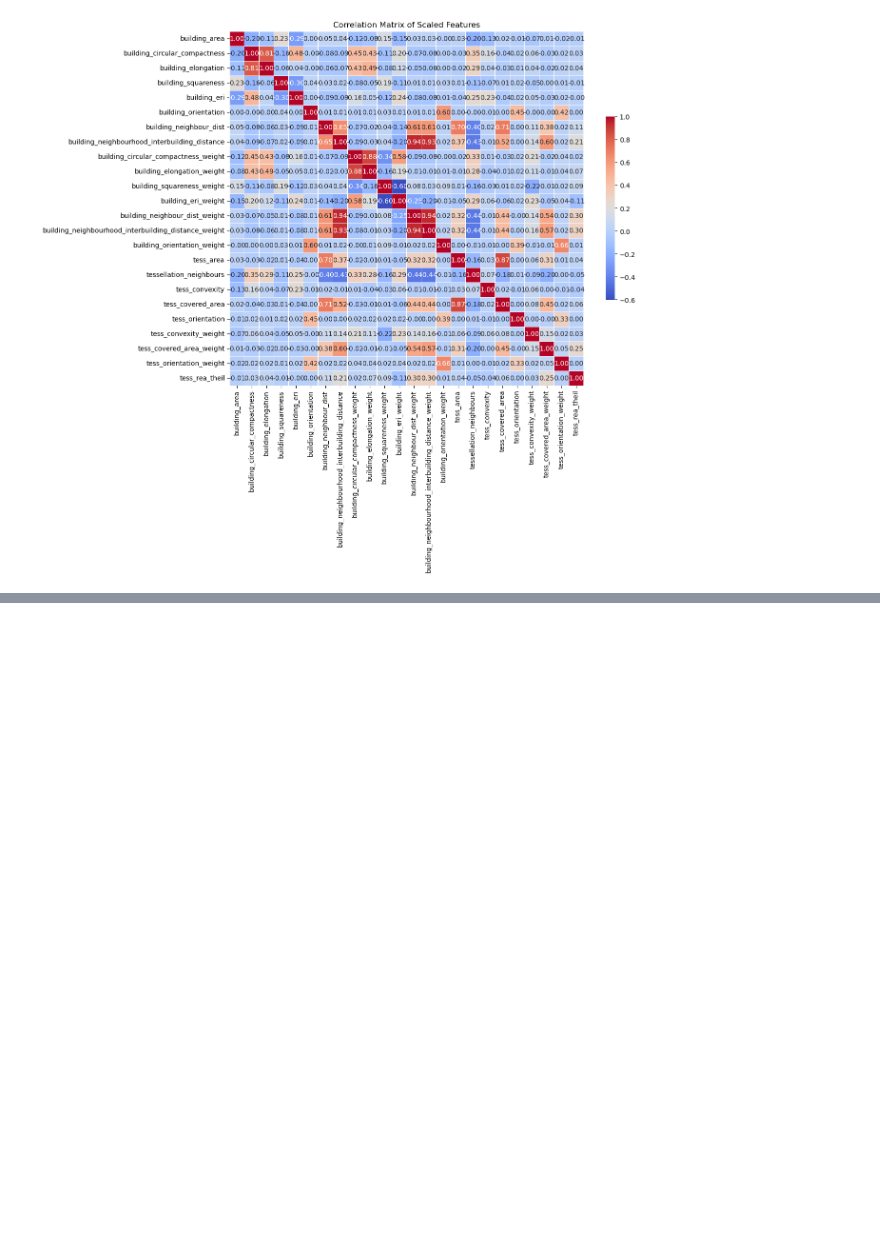
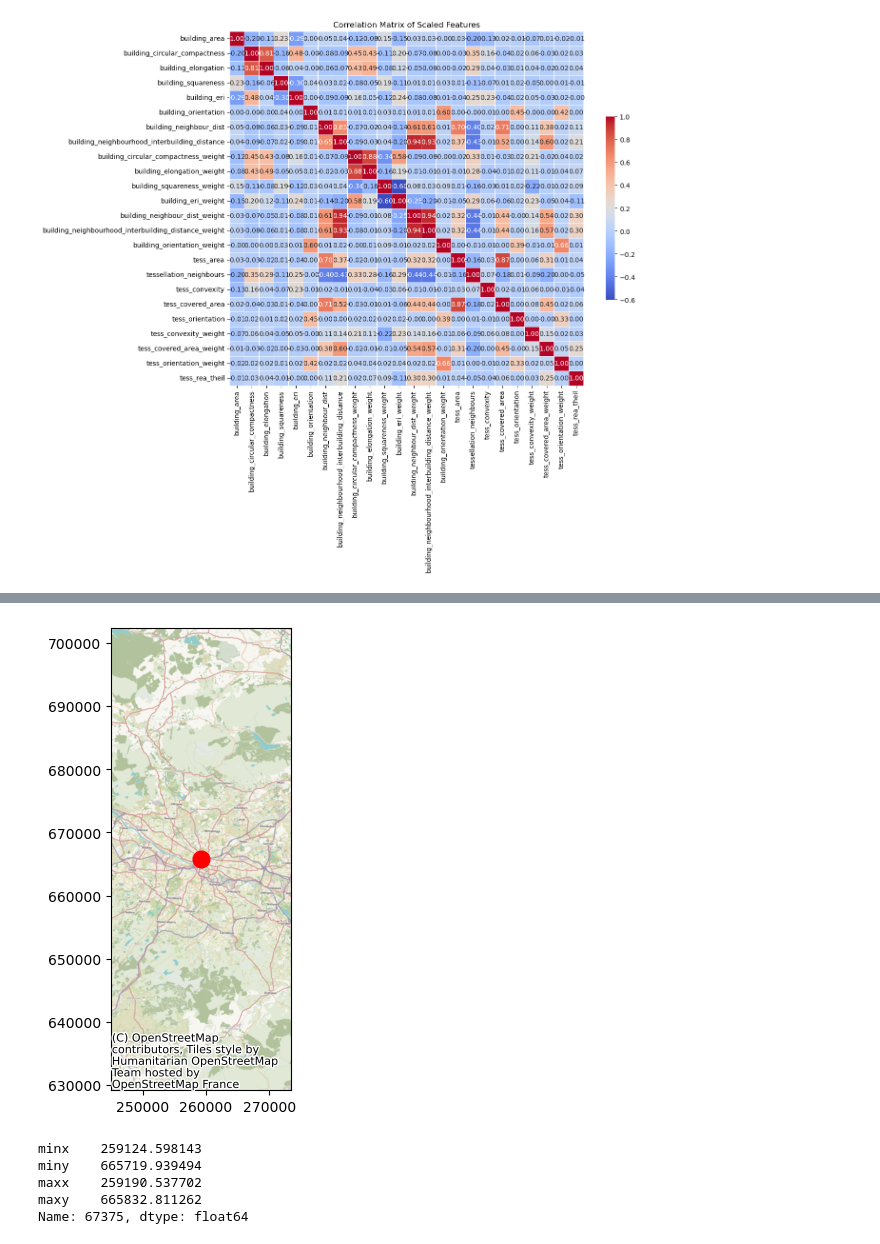
Before and after one commit to virgilxw/Morphology_model_v1, a Jupyter notebook: 4_aggregation.ipynb, the cells around one changed output, grey strips where cells are left out. Drawn from its saved outputs; the diff is of its cells as text; code cells hidden in the pictures; blank space fills up the shorter version.

```diff
--- a/4_aggregation.ipynb
+++ b/4_aggregation.ipynb
@@ -32,8 +35,9 @@ buildings_merged_centroids["geometry"] = buildings_merged_centroids['geometry'].
 # Your latitude and longitude tuple (latitude, longitude)
 
 # Transform the coordinates
-x_centre, y_centre = transform(4326, local_crs, latlng[1], latlng[0])
-centre_point = Point(x_centre, y_centre)
+centre_point_4326 = Point(lng, lat)
+x_centre, y_centre = transform(4326, local_crs, lat, lng)
+centre_point_local_crs = Point(x_centre, y_centre)
 # %% [markdown]
 ## Linear Regression
 # %%
@@ -226,0 +227,62 @@ plt.show()
+# %%
+bounds = height_cells[centre_point_local_crs.within(height_cells["geometry"])].bounds.iloc[0]
+average_side_len = ((bounds.maxx - bounds.minx) + (bounds.maxy - bounds.miny))/2
+# %%
+height_cells["grid_loc_x"]=None
+height_cells["grid_loc_y"]=None
+# %%
+mask = centre_point_local_crs.within(height_cells["geometry"])
+height_cells.loc[mask, "grid_loc_x"] = 0
+height_cells.loc[mask, "grid_loc_y"] = 0
+# %%
+x_search = True
+y_search = True
+y_val = 0
+x_val = 0
+
+x_lng = centre_point_local_crs.x
+y_lat = centre_point_local_crs.y
+
+
+while y_search == True:
+    y_val = y_val - 1
+    y_lat = y_lat + average_side_len
+    point = Point(x_lng, y_lat)
+
+
+    if len(height_cells[centre_point_local_crs.within(height_cells["geometry"])]) == 1:
+        height_cells.loc[mask, "grid_loc_x"] = x_val
+        height_cells.loc[mask, "grid_loc_y"] = y_val
+
+        x_val = 0
+        while x__search == True:
+            x_val = x_val - 1
+            x_lng = x_lng - average_side_len
+            point = Point(x_lng, y_lat)
+
+
+            if len(height_cells[centre_point_local_crs.within(height_cells["geometry"])]) == 1:
+                height_cells.loc[mask, "grid_loc_x"] = x_val
+                height_cells.loc[mask, "grid_loc_y"] = y_val
+
+
+            elif len(height_cells[centre_point_local_crs.within(height_cells["geometry"])]) > 1:
+                raise Exception("Multiple cells found")
+            else:
+                x_search = False
+
+
+    elif len(height_cells[centre_point_local_crs.within(height_cells["geometry"])]) > 1:
+        raise Exception("Multiple cells found")
+    else:
+        y_search = False
+# %% [output]
+[figure, added]
+# %%
+height_cells[centre_point_local_crs.within(height_cells["geometry"])].bounds.iloc[0]
+# %% [output]
+minx    259124.598143
+miny    665719.939494
+maxx    259190.537702
+maxy    665832.811262
+Name: 67375, dtype: float64
```
Also changed, not shown: parts of 9 cells of this notebook, 3 other files.
